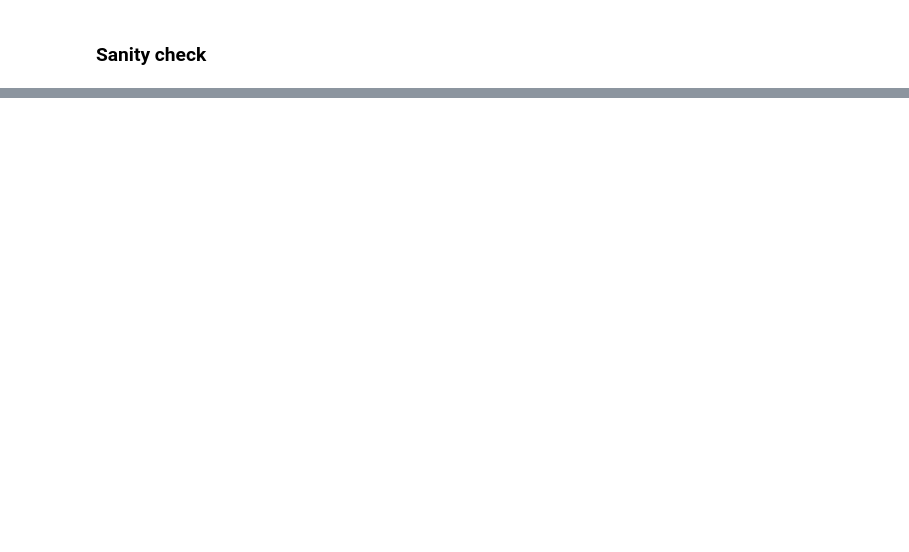
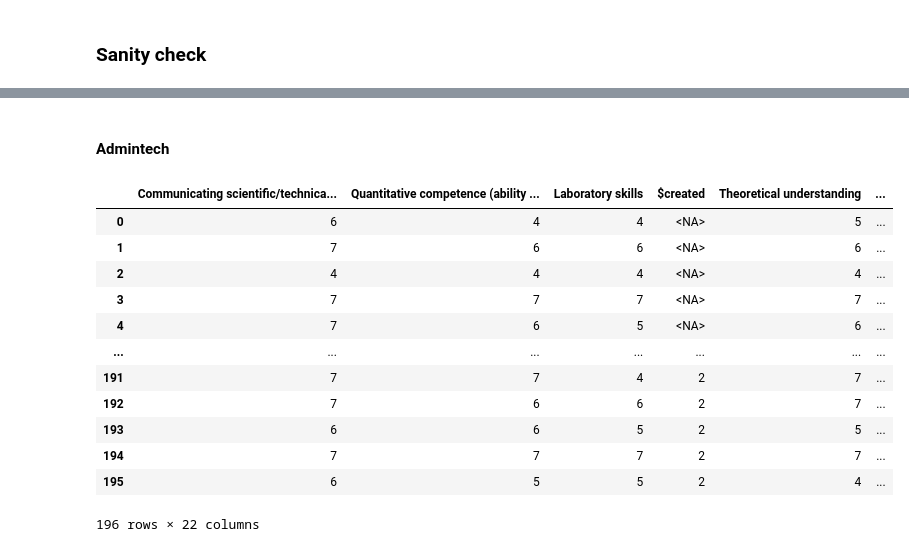
Before and after one commit to HarryYouAreAWizard/BaseGeo_2_0_data_analysis, a Jupyter notebook: BaseGeo2_0PandasApproach.ipynb, the cells around one changed output, grey strips where cells are left out. Drawn from its saved outputs; the diff is of its cells as text; code cells hidden in the pictures; blank space fills up the shorter version.

```diff
--- a/BaseGeo2_0PandasApproach.ipynb
+++ b/BaseGeo2_0PandasApproach.ipynb
@@ -12,4 +25,8 @@ map_institution = {
     "UiB Geovitenskap": 0,
     "UiB Geofysikk": 1,
 }
+
+# for better compatibility with pymc, we describe the years with 0 and 1
+year_2019 = 0
+year_2026 = 1
 # %% [markdown]
@@ -181,7 +197,7 @@ df_2019_admintech = pd.concat([
     ], ignore_index=True)
 
 # add a column with the year
-df_2019_admintech["year"] = 2019 - 2019
+df_2019_admintech["year"] = year_2019
 
 def convert_text_university_to_numeric_2019_admintech(df):
     df["institution"] = df["Where are you employed?"].replace(
@@ -267,7 +283,7 @@ df_2026_admintech = df_2026_admintech_raw[common_questions_admintech_2019_2026].
 
 # add the column with the university names and the year
 df_2026_admintech["Where are you employed?"] = df_2026_admintech_raw["Where are you employed?"]
-df_2026_admintech["year"] = 2026 - 2019
+df_2026_admintech["year"] = year_2026
 
 def convert_text_university_to_numeric_2026(df):
     df["institution"] = df["Where are you employed?"].replace(
@@ -750,0 +970,18 @@ Text(0.5, 1.0, 'Model recovery test')
+# %% [markdown]
+#### Admintech
+# %%
+df_admintech
+# %% [output]
+|  | Communicating scientific/technica... | Quantitative competence (ability ... | Laboratory skills | $created | Theoretical understanding | ... |
+| 0 | 6 | 4 | 4 | <NA> | 5 | ... |
+| 1 | 7 | 6 | 6 | <NA> | 6 | ... |
+| 2 | 4 | 4 | 4 | <NA> | 4 | ... |
+| 3 | 7 | 7 | 7 | <NA> | 7 | ... |
+| 4 | 7 | 6 | 5 | <NA> | 6 | ... |
+| ... | ... | ... | ... | ... | ... | ... |
+| 191 | 7 | 7 | 4 | 2 | 7 | ... |
+| 192 | 7 | 6 | 6 | 2 | 7 | ... |
+| 193 | 6 | 6 | 5 | 2 | 5 | ... |
+| 194 | 7 | 7 | 7 | 2 | 7 | ... |
+| 195 | 6 | 5 | 5 | 2 | 4 | ... |
+196 rows × 22 columns
```
Also changed, not shown: parts of 46 cells of this notebook, 2 other files.
